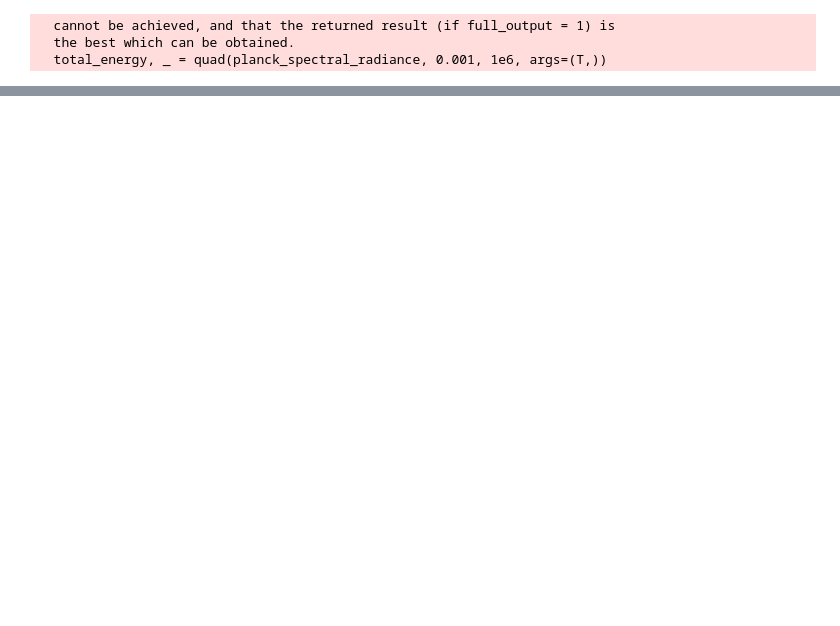
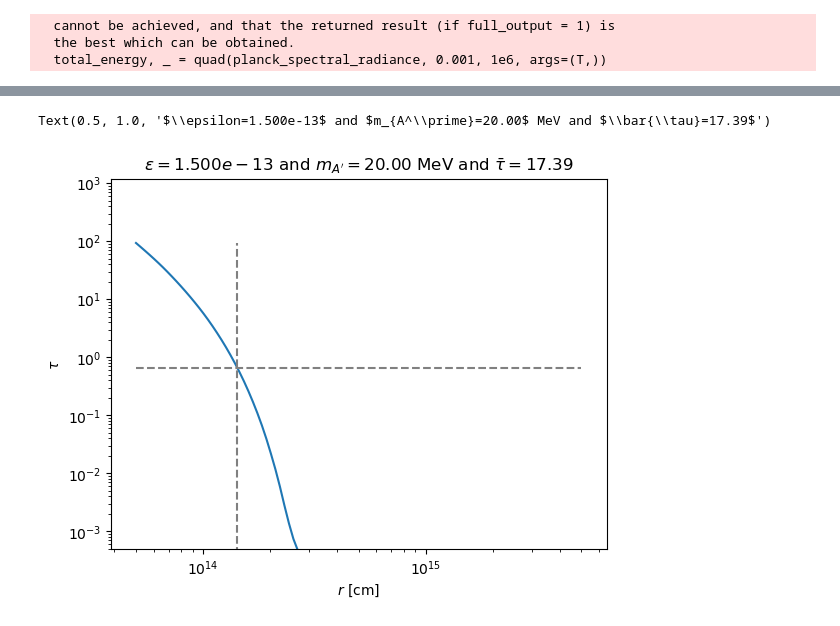
Before and after one commit to yenhsunlin/CSM_DP, a Jupyter notebook: plots.ipynb, the cells around one changed output, grey strips where cells are left out. Saved outputs shown, nothing was run; the diff lists cells and outputs as text; code cells hidden in the pictures; blank space fills up the shorter version.

```diff
--- a/plots.ipynb
+++ b/plots.ipynb
@@ -172 +197,19 @@ Text(0, 0.5, '$T$ [K]')
+# %%
+plt.plot(CSM_radius,opt_depth)
+plt.plot([CSM_radius[0],CSM_radius[-1]],[2/3,2/3],'--',color='gray')
+if np.isnan(r_photo) is not True:
+    # r_photo exists, corresponds to tau = 2/3
+    plt.plot([r_photo,r_photo],[min(opt_depth),max(opt_depth)],'--',color='gray')
+plt.xscale('log')
+plt.yscale('log')
+#plt.legend()
+plt.xlim(CSM_radius[0]/1.3,CSM_radius[-1]*1.3)
+plt.xlabel(r'$r$ [cm]')
+plt.ylabel(r'$\tau$')
+plt.ylim(5e-4,)
+plt.title(fr'$\epsilon={eps:.3e}$ and $m_{{A^\prime}}={mAp:.2f}$ MeV and $\bar{{\tau}}={avg_tau:.2f}$')
+#plt.savefig('tau_Zimmerman.png',bbox_inches='tight')
+# %% [output]
+Text(0.5, 1.0, '$\\epsilon=1.500e-13$ and $m_{A^\\prime}=20.00$ MeV and $\\bar{\\tau}=17.39$')
+[figure, added]
 # %%
```
Also changed, not shown: parts of 6 cells of this notebook, 1 other file.
